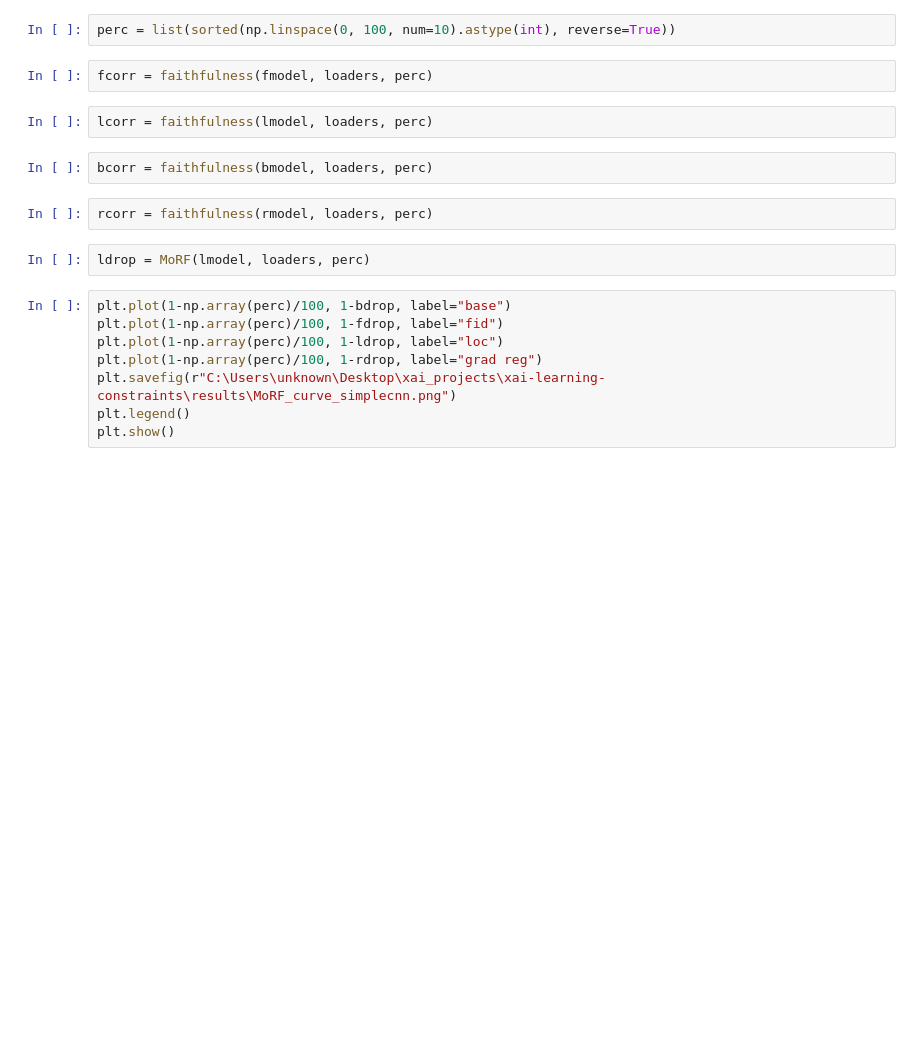
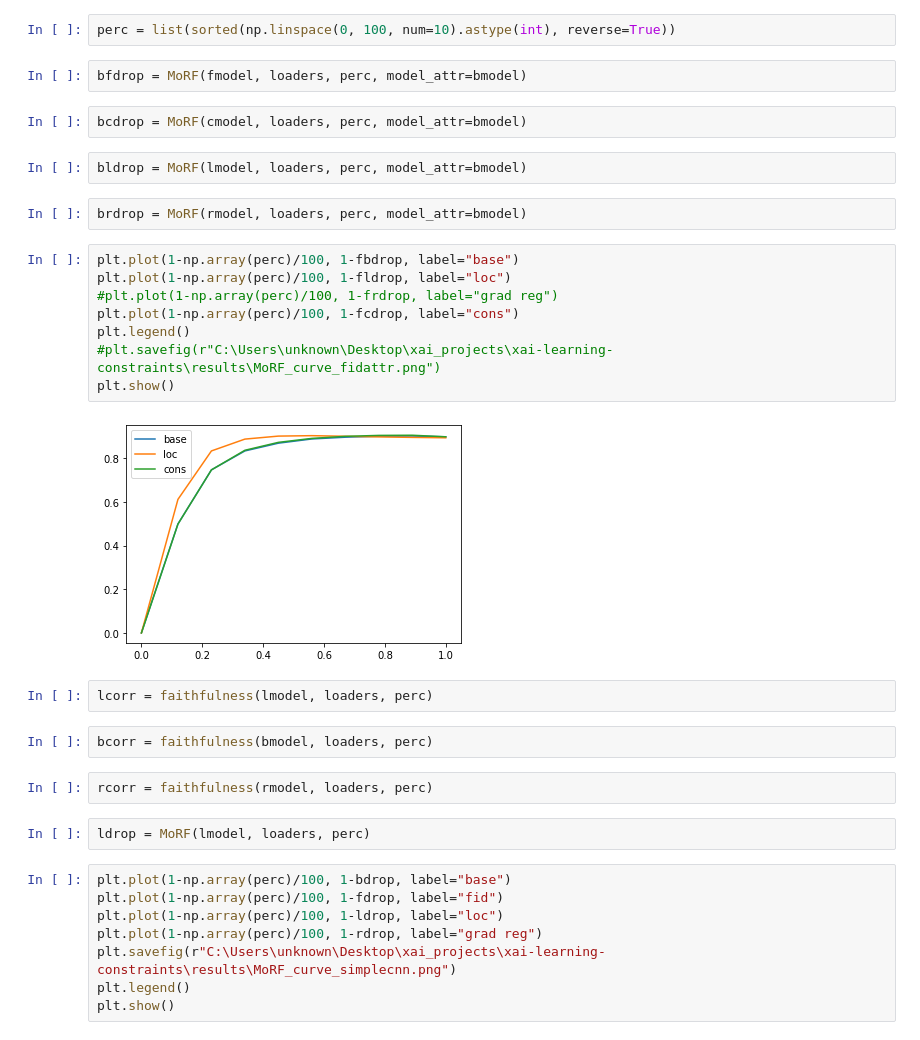
Before and after one commit to mikronco/xai-learning-constraints, a Jupyter notebook: xailoss_analysis.ipynb, the cells around one changed output. Cells and saved outputs as stored; diff of their text form; blank space fills up the shorter version.

```diff
--- a/xailoss_analysis.ipynb
+++ b/xailoss_analysis.ipynb
@@ -86,7 +103,23 @@ CNN3b(
 # %%
 perc = list(sorted(np.linspace(0, 100, num=10).astype(int), reverse=True))
 # %%
-fcorr = faithfulness(fmodel, loaders, perc)
+bfdrop = MoRF(fmodel, loaders, perc, model_attr=bmodel)
+# %%
+bcdrop = MoRF(cmodel, loaders, perc, model_attr=bmodel)
+# %%
+bldrop = MoRF(lmodel, loaders, perc, model_attr=bmodel)
+# %%
+brdrop = MoRF(rmodel, loaders, perc, model_attr=bmodel)
+# %%
+plt.plot(1-np.array(perc)/100, 1-fbdrop, label="base")
+plt.plot(1-np.array(perc)/100, 1-fldrop, label="loc")
+#plt.plot(1-np.array(perc)/100, 1-frdrop, label="grad reg")
+plt.plot(1-np.array(perc)/100, 1-fcdrop, label="cons")
+plt.legend()
+#plt.savefig(r"C:\Users\unknown\Desktop\xai_projects\xai-learning-constraints\results\MoRF_curve_fidattr.png")
+plt.show()
+# %% [output]
+[figure, added]
 # %%
 lcorr = faithfulness(lmodel, loaders, perc)
 # %%
```
Also changed, not shown: parts of 4 cells of this notebook, 3 other files.
